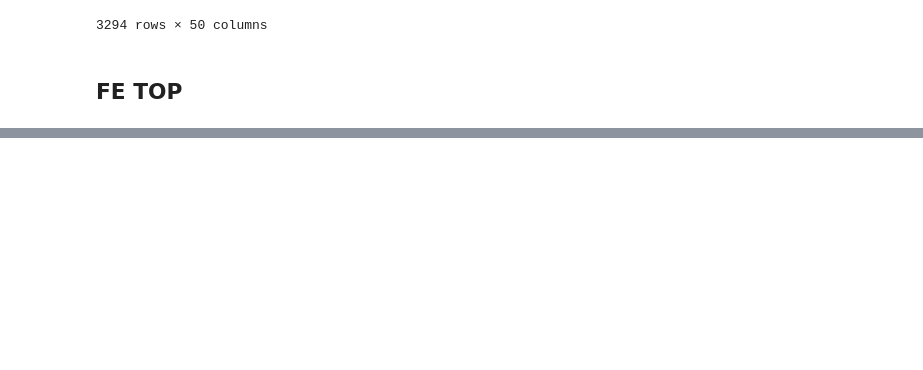
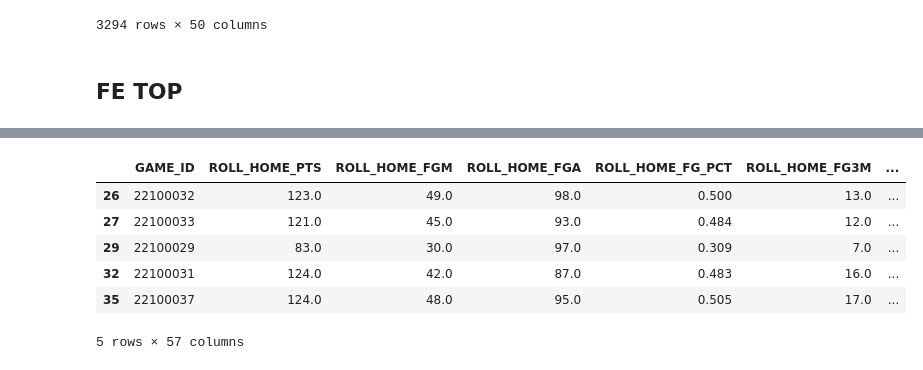
Before and after one commit to stevenworthington/sports_betting, a Jupyter notebook: james/spam_data/notebooks/Untitled.ipynb, the cells around one changed output, grey strips where cells are left out. Saved outputs shown, nothing was run; the diff lists cells and outputs as text; code cells hidden in the pictures; blank space fills up the shorter version.

```diff
--- a/james/spam_data/notebooks/Untitled.ipynb
+++ b/james/spam_data/notebooks/Untitled.ipynb
@@ -401,5 +404,5 @@ See the caveats in the documentation: https://pandas.pydata.org/pandas-docs/stab
 # %%
-df = build_dataset()
+df = build_dataset([BoxScoreRatios(), FixedRollingWindow()])
 # %% [output]
 A value is trying to be set on a copy of a slice from a DataFrame.
 Try using .loc[row_indexer,col_indexer] = value instead
@@ -414,0 +451,10 @@ Season 2023-24: 851 games
+# %%
+df.head()
+# %% [output]
+|  | GAME_ID | ROLL_HOME_PTS | ROLL_HOME_FGM | ROLL_HOME_FGA | ROLL_HOME_FG_PCT | ROLL_HOME_FG3M | ... |
+| 26 | 22100032 | 123.0 | 49.0 | 98.0 | 0.500 | 13.0 | ... |
+| 27 | 22100033 | 121.0 | 45.0 | 93.0 | 0.484 | 12.0 | ... |
+| 29 | 22100029 | 83.0 | 30.0 | 97.0 | 0.309 | 7.0 | ... |
+| 32 | 22100031 | 124.0 | 42.0 | 87.0 | 0.483 | 16.0 | ... |
+| 35 | 22100037 | 124.0 | 48.0 | 95.0 | 0.505 | 17.0 | ... |
+5 rows × 57 columns
```
Also changed, not shown: parts of 7 cells of this notebook, 7 other files.
